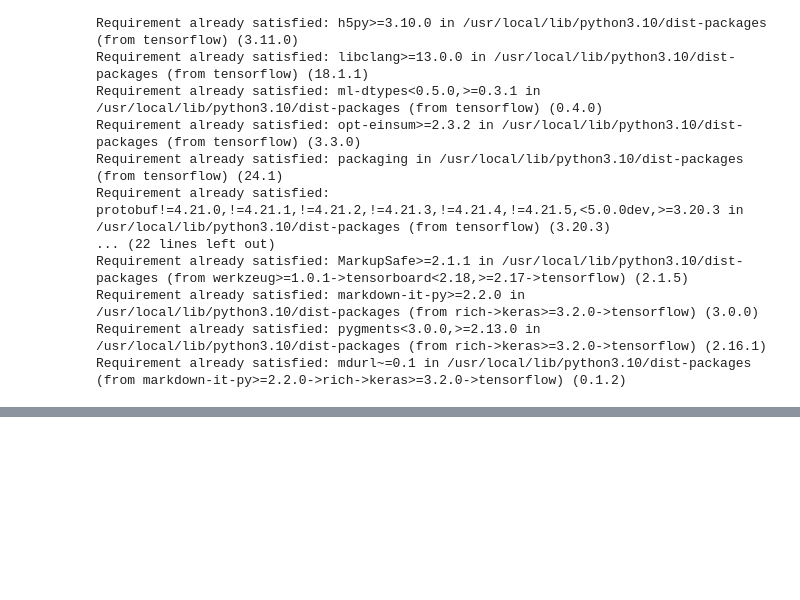
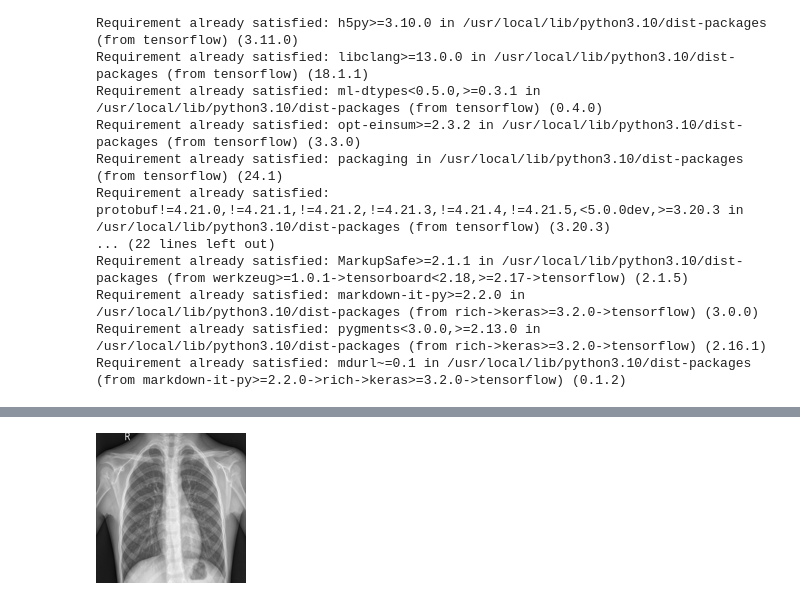
Before and after one commit to ElectroLic/AI-Lab-NTU-Singapore, a Jupyter notebook: ViT_24_layers_2048_dimension_50mil_parameter_ipynb（lzl）.ipynb, the cells around one changed output, grey strips where cells are left out. Cells and saved outputs as stored; diff of their text form; code cells hidden in the pictures; blank space fills up the shorter version.

```diff
--- a/ViT_24_layers_2048_dimension_50mil_parameter_ipynb（lzl）.ipynb
+++ b/ViT_24_layers_2048_dimension_50mil_parameter_ipynb（lzl）.ipynb
@@ -36,0 +57,8 @@ from transformers
+# %%
+img = Image.open("/content/drive/MyDrive/AI Lab  NTU Singapore/Pneumonia/test/NORMAL/IM-0001-0001.jpeg")
+# %%
+img = img.resize((150, 150))
+# %%
+img
+# %% [output]
+[figure, added]
```
Also changed, not shown: parts of 12 cells of this notebook.
